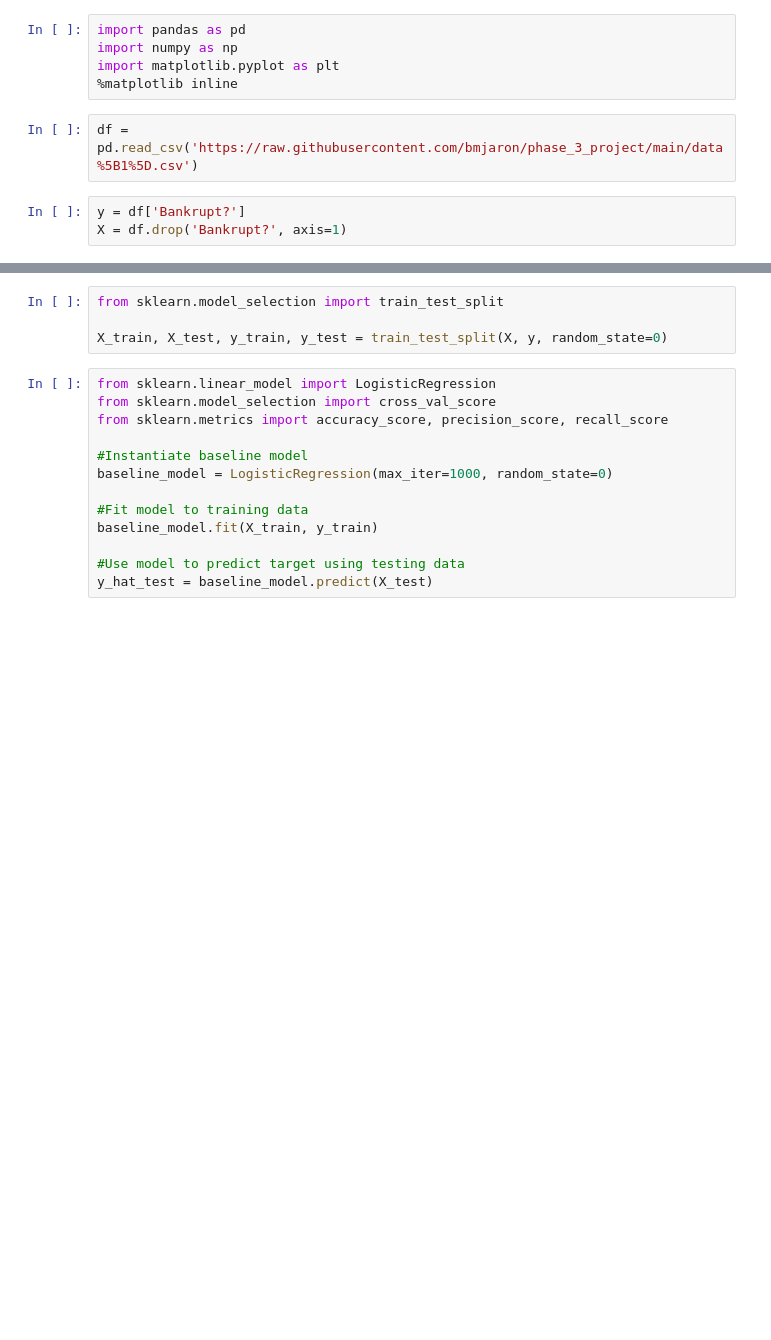
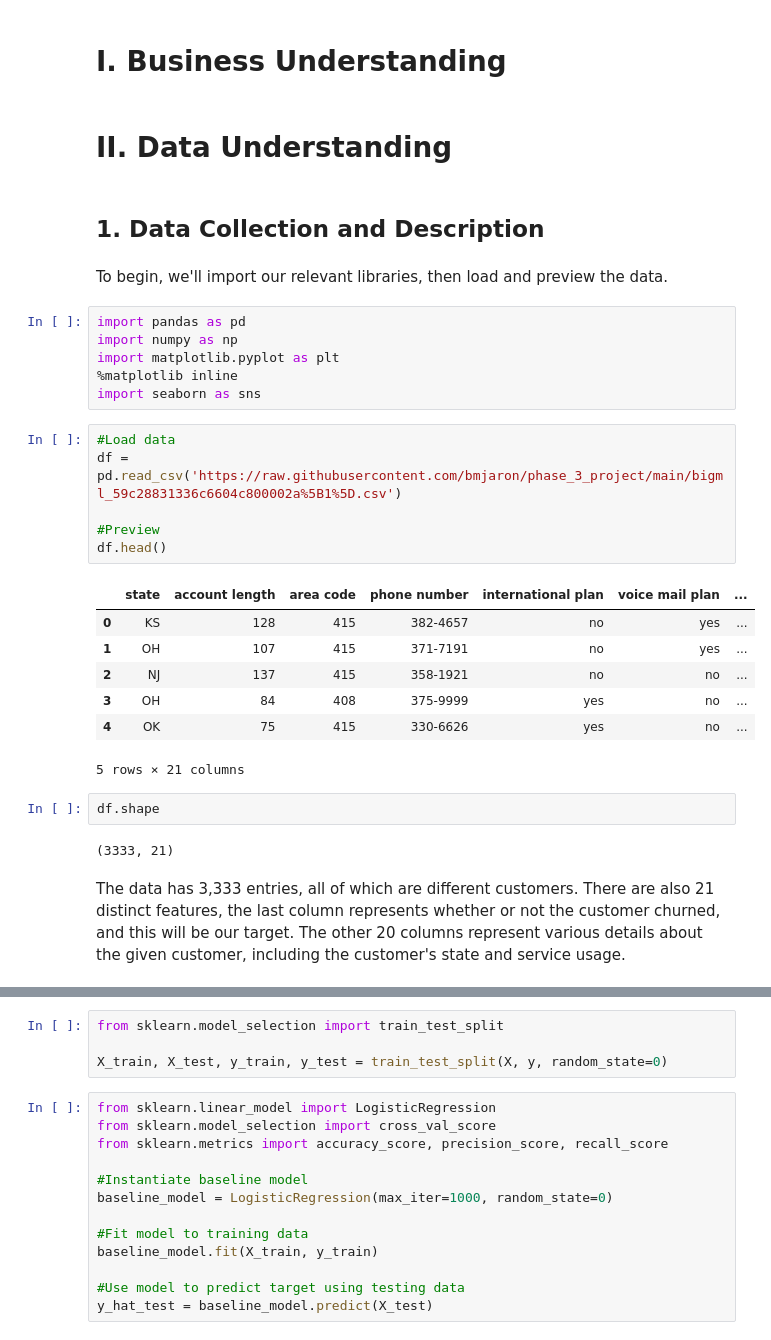
Before and after one commit to bmjaron/phase_3_project, a Jupyter notebook: Untitled1.ipynb, the cells around one changed output, grey strips where cells are left out. Saved outputs shown, nothing was run; the diff lists cells and outputs as text; blank space fills up the shorter version.

```diff
--- a/Untitled1.ipynb
+++ b/Untitled1.ipynb
@@ -1,12 +1,36 @@
 # %% [markdown]
 <a href="https://colab.research.google.com/github/bmjaron/phase_3_project/blob/main/Untitled1.ipynb" target="_parent"><img src="https://colab.research.google.com/assets/colab-badge.svg" alt="Open In Colab"/></a>
+# %% [markdown]
+# I. Business Understanding
+# %% [markdown]
+# II. Data Understanding
+# %% [markdown]
+## 1. Data Collection and Description
+# %% [markdown]
+To begin, we'll import our relevant libraries, then load and preview the data.
 # %%
 import pandas as pd
 import numpy as np
 import matplotlib.pyplot as plt
 %matplotlib inline
+import seaborn as sns
 # %%
-df = pd.read_csv('https://raw.githubusercontent.com/bmjaron/phase_3_project/main/data%5B1%5D.csv')
+#Load data
+df = pd.read_csv('https://raw.githubusercontent.com/bmjaron/phase_3_project/main/bigml_59c28831336c6604c800002a%5B1%5D.csv')
+
+#Preview
+df.head()
+# %% [output]
+|  | state | account length | area code | phone number | international plan | voice mail plan | ... |
+| 0 | KS | 128 | 415 | 382-4657 | no | yes | ... |
+| 1 | OH | 107 | 415 | 371-7191 | no | yes | ... |
+| 2 | NJ | 137 | 415 | 358-1921 | no | no | ... |
+| 3 | OH | 84 | 408 | 375-9999 | yes | no | ... |
+| 4 | OK | 75 | 415 | 330-6626 | yes | no | ... |
+5 rows × 21 columns
-# %%
-y = df['Bankrupt?']
-X = df.drop('Bankrupt?', axis=1)
+# %%
+df.shape
+# %% [output]
+(3333, 21)
+# %% [markdown]
+The data has 3,333 entries, all of which are different customers. There are also 21 distinct features, the last column represents whether or not the customer churned, and this will be our target. The other 20 columns represent various details about the given customer, including the customer's state and service usage.
```
Also changed, not shown: parts of 9 cells of this notebook.
